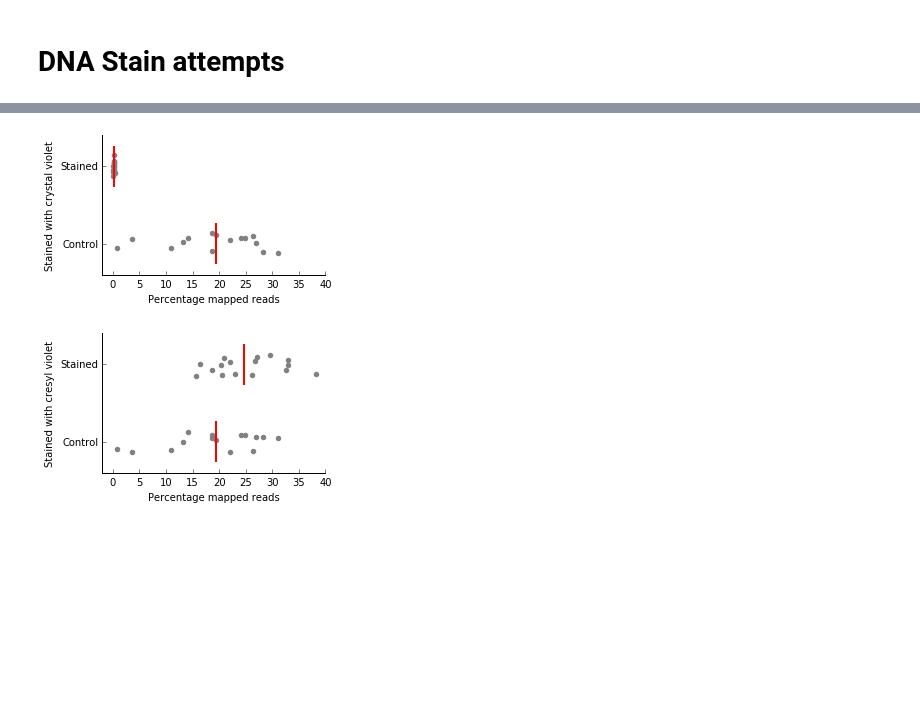
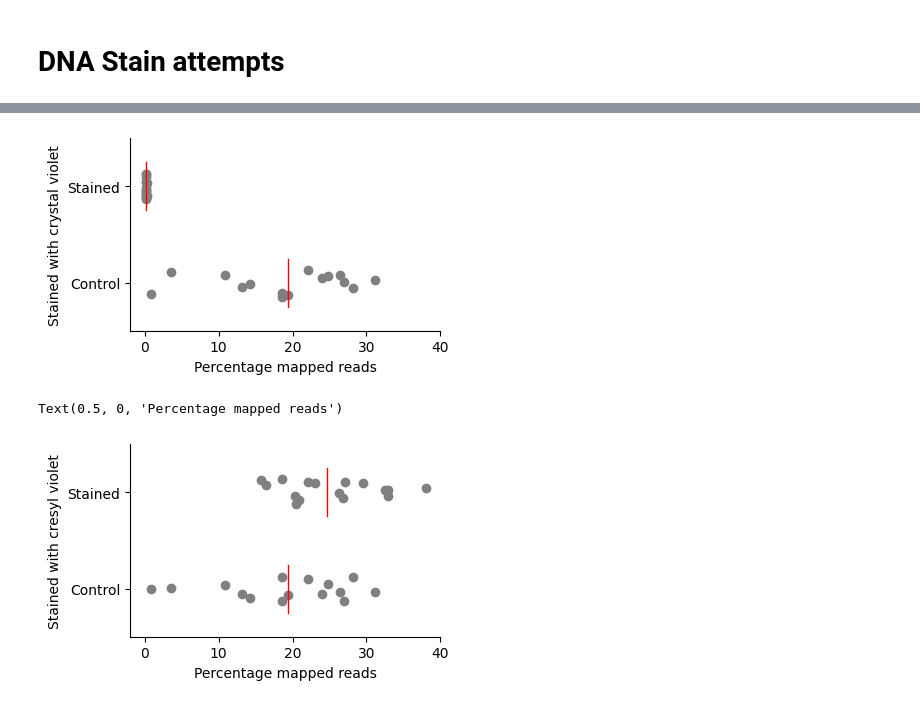
Before and after one commit to cejote/multiplex-gam-2022, a Jupyter notebook: notebooks/combined-dataset/06-dna-stains.ipynb, the cells around one changed output, grey strips where cells are left out. Cells and saved outputs as stored; diff of their text form; code cells hidden in the pictures; blank space fills up the shorter version.

```diff
--- a/notebooks/combined-dataset/06-dna-stains.ipynb
+++ b/notebooks/combined-dataset/06-dna-stains.ipynb
@@ -108,30 +102,30 @@ plt.savefig(config.in_figures('fig-s2/eosin-stain.eps'))
 # %%
 cresyl_stain_expt = sample_statistics[sample_statistics.expt == 'cresyl-violet-test']
 
-crystal_control = cresyl_stain_expt.ix[cresyl_stain_expt.treatment == 'unstained', 'Percent_mapped_reads'].values
-crystal_stain = cresyl_stain_expt.ix[cresyl_stain_expt.treatment == 'crystal-violet', 'Percent_mapped_reads'].values
-cresyl_stain = cresyl_stain_expt.ix[cresyl_stain_expt.treatment == 'cresyl-violet', 'Percent_mapped_reads'].values
+crystal_control = cresyl_stain_expt.loc[cresyl_stain_expt.treatment == 'unstained', 'Percent_mapped_reads'].values
+crystal_stain = cresyl_stain_expt.loc[cresyl_stain_expt.treatment == 'crystal-violet', 'Percent_mapped_reads'].values
+cresyl_stain = cresyl_stain_expt.loc[cresyl_stain_expt.treatment == 'cresyl-violet', 'Percent_mapped_reads'].values
 
 plt.figure(figsize=(4,2.5))
 plotting.dotplot([crystal_control, crystal_stain], color='grey', horizontal=True)
 plotting.simpleaxis()
 plt.yticks([0,1], ['Control', 'Stained'])
 plt.ylabel('Stained with crystal violet')
 plt.xlim(-2,40)
+plt.ylim(-0.5, 1.5)
 plt.xlabel('Percentage mapped reads')
-plt.savefig(config.in_figures('fig-s2/crystal-stain.eps'))
 plt.show()
 
 
 plt.figure(figsize=(4,2.5))
 plotting.dotplot([crystal_control, cresyl_stain], color='grey', horizontal=True)
 plotting.simpleaxis()
 plt.yticks([0,1], ['Control', 'Stained'])
 plt.ylabel('Stained with cresyl violet')
 plt.xlim(-2,40)
+plt.ylim(-0.5, 1.5)
 plt.xlabel('Percentage mapped reads')
-plt.savefig(config.in_figures('fig-s2/cresyl-stain.eps'))
-plt.show()
 # %% [output]
-[figure, old version]
+[figure, new version]
+Text(0.5, 0, 'Percentage mapped reads')
-[figure, old version]
+[figure, new version]
```
Also changed, not shown: parts of 7 cells of this notebook, 1 other file.
